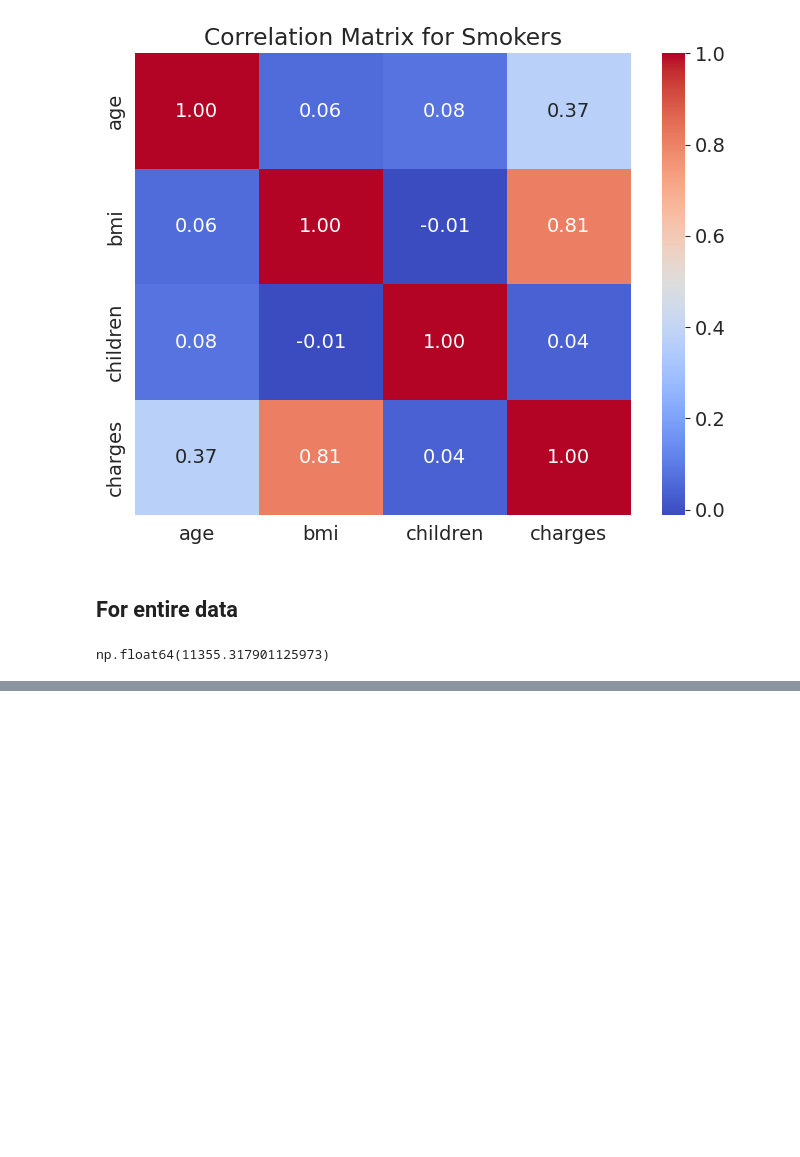
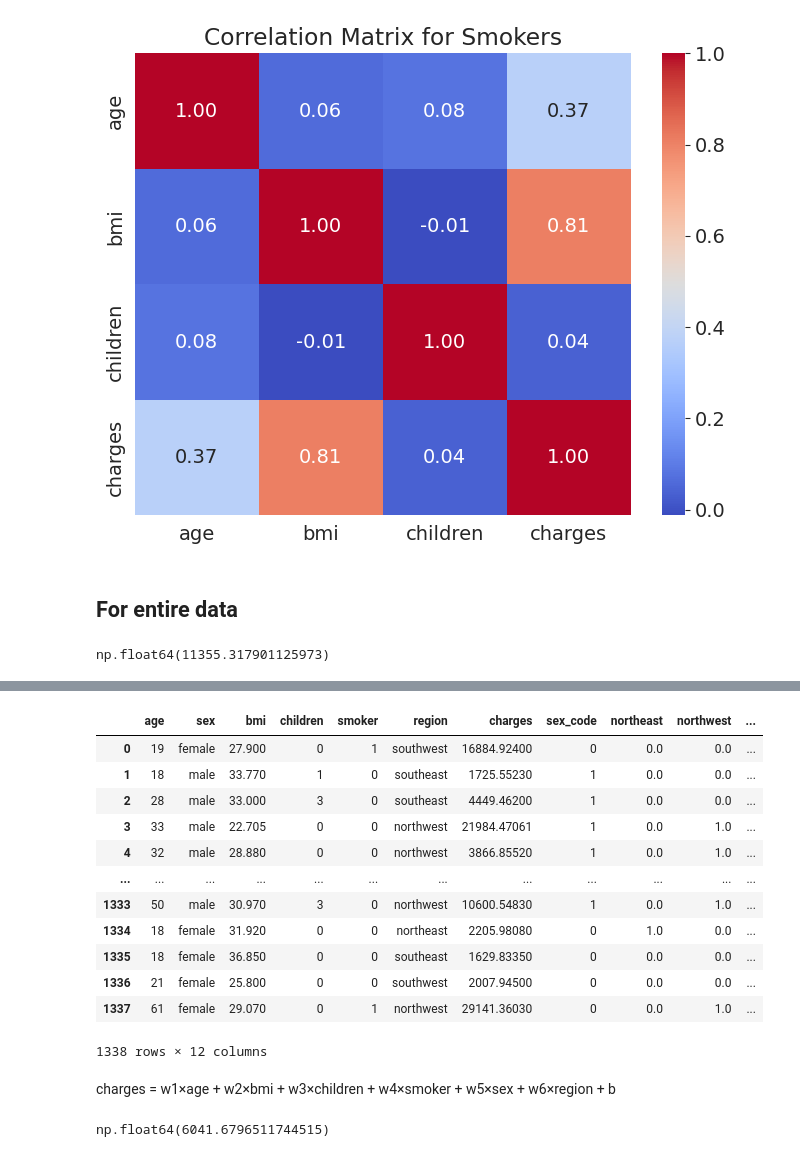
Before and after one commit to krishnasree5/health-insurance-prediction, a Jupyter notebook: HealthInsurancePrediction.ipynb, the cells around one changed output, grey strips where cells are left out. Cells and saved outputs as stored; diff of their text form; code cells hidden in the pictures; blank space fills up the shorter version.

Commit message:
handling categorical data

```diff
--- a/HealthInsurancePrediction.ipynb
+++ b/HealthInsurancePrediction.ipynb
@@ -701,0 +747,6 @@ px.scatter(medical_charges_data, x='age', y='charges', color='smoker')
+# %%
+#from 11355 to 6056
+#adding sex
+sex_codes = {'female': 0, 'male': 1}
+medical_charges_data['sex_code'] = medical_charges_data.sex.map(sex_codes)
+medical_charges_data.charges.corr(medical_charges_data.sex_code)
@@ -701,0 +768,6 @@ px.scatter(medical_charges_data, x='age', y='charges', color='smoker')
+# %%
+from sklearn.preprocessing import OneHotEncoder
+
+enc = OneHotEncoder()
+enc.fit(medical_charges_data[['region']])
+enc.categories_
@@ -701,0 +782,3 @@ px.scatter(medical_charges_data, x='age', y='charges', color='smoker')
+# %%
+one_hot = enc.transform(medical_charges_data[['region']]).toarray()
+one_hot
@@ -701,0 +793,30 @@ px.scatter(medical_charges_data, x='age', y='charges', color='smoker')
+# %%
+medical_charges_data[['northeast', 'northwest', 'southeast', 'southwest']] = one_hot
+medical_charges_data
+# %% [output]
+|  | age | sex | bmi | children | smoker | region | charges | sex_code | northeast | northwest | ... |
+| 0 | 19 | female | 27.900 | 0 | 1 | southwest | 16884.92400 | 0 | 0.0 | 0.0 | ... |
+| 1 | 18 | male | 33.770 | 1 | 0 | southeast | 1725.55230 | 1 | 0.0 | 0.0 | ... |
+| 2 | 28 | male | 33.000 | 3 | 0 | southeast | 4449.46200 | 1 | 0.0 | 0.0 | ... |
+| 3 | 33 | male | 22.705 | 0 | 0 | northwest | 21984.47061 | 1 | 0.0 | 1.0 | ... |
+| 4 | 32 | male | 28.880 | 0 | 0 | northwest | 3866.85520 | 1 | 0.0 | 1.0 | ... |
+| ... | ... | ... | ... | ... | ... | ... | ... | ... | ... | ... | ... |
+| 1333 | 50 | male | 30.970 | 3 | 0 | northwest | 10600.54830 | 1 | 0.0 | 1.0 | ... |
+| 1334 | 18 | female | 31.920 | 0 | 0 | northeast | 2205.98080 | 0 | 1.0 | 0.0 | ... |
+| 1335 | 18 | female | 36.850 | 0 | 0 | southeast | 1629.83350 | 0 | 0.0 | 0.0 | ... |
+| 1336 | 21 | female | 25.800 | 0 | 0 | southwest | 2007.94500 | 0 | 0.0 | 0.0 | ... |
+| 1337 | 61 | female | 29.070 | 0 | 1 | northwest | 29141.36030 | 0 | 0.0 | 1.0 | ... |
+1338 rows × 12 columns
+# %% [markdown]
+charges = w1×age + w2×bmi + w3×children + w4×smoker + w5×sex + w6×region + b
+# %%
+input_cols = ['age', 'bmi', 'children', 'smoker', 'sex_code', 'northeast', 'northwest', 'southeast', 'southwest']
+inputs, target = medical_charges_data[input_cols], medical_charges_data['charges']
+
+model = LinearRegression().fit(inputs, target)
+
+predictions = model.predict(inputs)
+loss = rmse(target, predictions)
+loss
+# %% [output]
+np.float64(6041.6796511744515)
```
Also changed, not shown: parts of 20 cells of this notebook.
